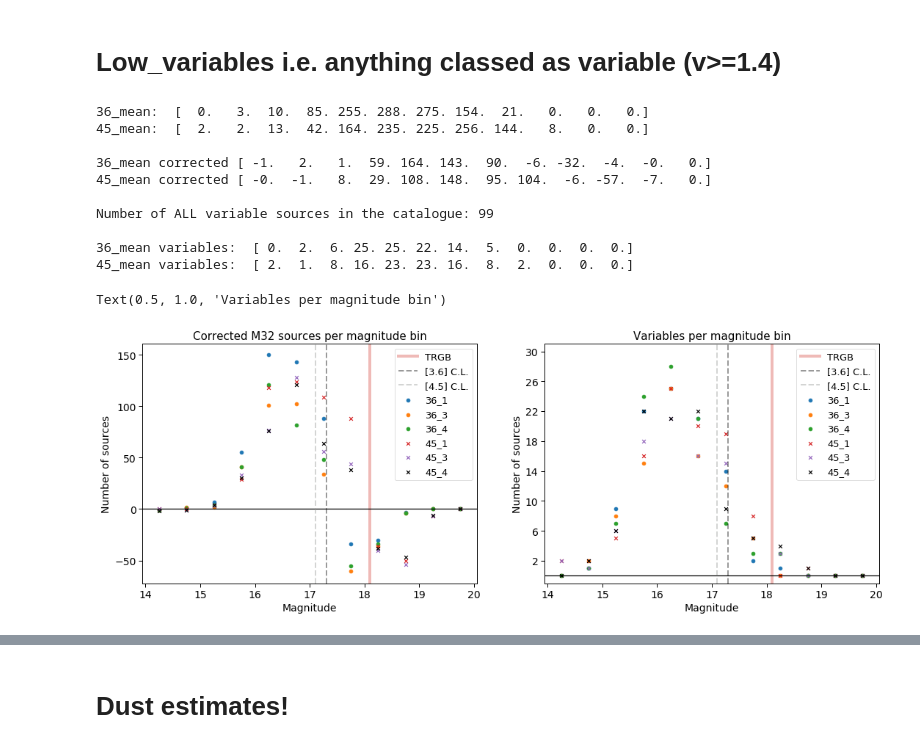
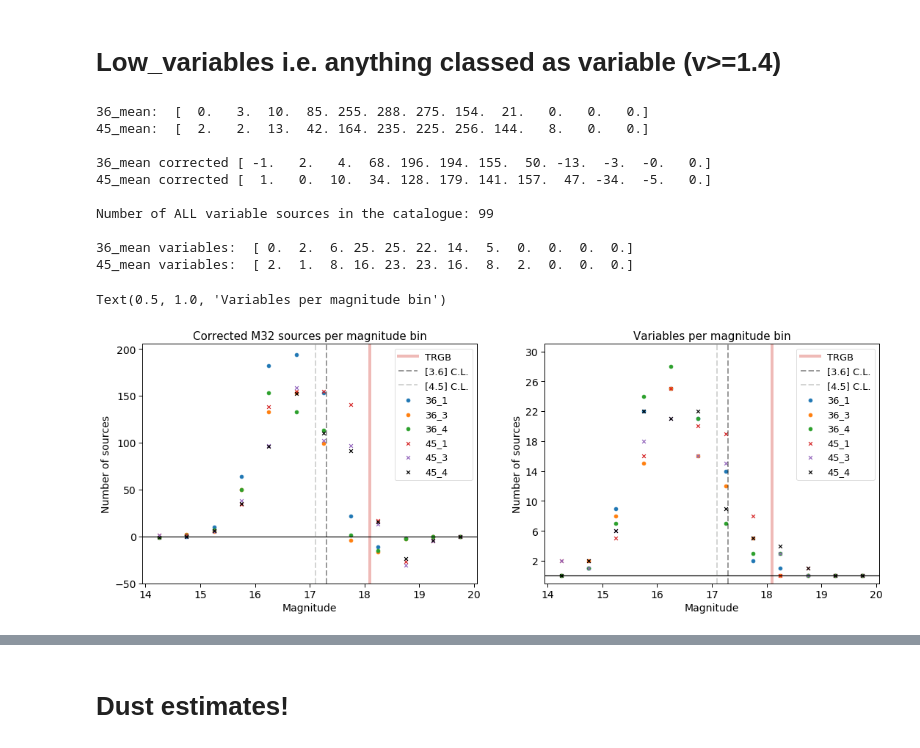
Before and after one commit to MichaelSharp7/M32, a Jupyter notebook: M32_CMD_CCD_bgd_correct.ipynb, the cells around one changed output, grey strips where cells are left out. Cells and saved outputs as stored; diff of their text form; code cells hidden in the pictures.

```diff
--- a/M32_CMD_CCD_bgd_correct.ipynb
+++ b/M32_CMD_CCD_bgd_correct.ipynb
@@ -96,8 +96,10 @@ cf_list_45_M32 = np.array([0.993637847,0.993187579,0.986484259,0.979598498,0.957
                        0.833498513,0.722687668,0.569235794,0.390434358,0.260214008,0.188349515])
 
 # Introduce extra factor of scale_M31_M32~0.5 at the start due to source density ratio
-FnCn_array_36 = scale_M31_M32*(2/3)*bin_counts_36_0*(cf_list_36_M32/cf_list_36_M31)
-FnCn_array_45 = scale_M31_M32*(2/3)*bin_counts_45_0*(cf_list_45_M32/cf_list_45_M31)
+# Also introduce factor called radial_CL to account for radial completeness of M32
+radial_CL = 0.65
+FnCn_array_36 = radial_CL*scale_M31_M32*(2/3)*bin_counts_36_0*(cf_list_36_M32/cf_list_36_M31)
+FnCn_array_45 = radial_CL*scale_M31_M32*(2/3)*bin_counts_45_0*(cf_list_45_M32/cf_list_45_M31)
 
 C_36_mean_list = np.around(bin_counts_36_mean-FnCn_array_36,decimals=0)
 print("\n36_mean corrected",C_36_mean_list)
@@ -117,8 +119,14 @@ C_45_3_list = np.around(bin_counts_45_3-FnCn_array_45,decimals=0)
 C_45_4_list = np.around(bin_counts_45_4-FnCn_array_45,decimals=0)
 #print("45_4 corrected",C_45_4_list)
 
+
+
+
 # Add together flags of variability to get how many pairs out of a possible 3 a source is variable in
 clean_data['low_variable_times']=clean_data['low_variable_1_3']+clean_data['low_variable_1_4']+clean_data['low_variable_3_4']
+
+
+
 
 # Find number of variables in each bin for each epoch pair
 low_variable_source_idx = np.where(clean_data['low_variable_times']>0)
@@ -167,39 +175,40 @@ plt.axvline(x=17.3, color=sns.xkcd_rgb["black"], linestyle='--', alpha=0.4, line
 plt.axvline(x=17.1, color=sns.xkcd_rgb["grey"], linestyle='--', alpha=0.4, linewidth=2, label='[4.5] C.L.')
 plt.xlabel('Magnitude')
 plt.ylabel('Number of sources')
+plt.yticks(np.arange(-50,225,50))
 plt.legend(loc="upper right",frameon=True, scatterpoints=1, numpoints=1, markerscale=1.)
 plt.title('Corrected M32 sources per magnitude bin',fontsize=15)
 
 plt.subplot(1,2,2)
 plt.axvline(x=-6.3+24.4, color=sns.xkcd_rgb["pale red"], linestyle='-', alpha=0.4, linewidth=4,label='TRGB')
 plt.scatter(x,variables_36_1,label='36_1',marker='o')
 plt.scatter(x,variables_36_3,label='36_3',marker='o')
 plt.scatter(x,variables_36_4,label='36_4',marker='o')
 plt.scatter(x,variables_45_1,label='45_1',marker='x')
 plt.scatter(x,variables_45_3,label='45_3',marker='x')
 plt.scatter(x,variables_45_4,label='45_4',marker='x',color='black')
 plt.axhline(y=0,color='black')
 plt.axvline(x=17.3, color=sns.xkcd_rgb["black"], linestyle='--', alpha=0.4, linewidth=2, label='[3.6] C.L.')
 plt.axvline(x=17.1, color=sns.xkcd_rgb["grey"], linestyle='--', alpha=0.4, linewidth=2, label='[4.5] C.L.')
 plt.xlabel('Magnitude')
 plt.ylabel('Number of sources')
 plt.yticks(np.arange(-2,34,4))
 plt.ylim(-1,31)
 plt.legend(loc="upper right",frameon=True, scatterpoints=1, numpoints=1, markerscale=1.)
 plt.title('Variables per magnitude bin',fontsize=15)
 # %% [output]
 36_mean:  [  0.   3.  10.  85. 255. 288. 275. 154.  21.   0.   0.   0.]
 45_mean:  [  2.   2.  13.  42. 164. 235. 225. 256. 144.   8.   0.   0.]
 
-36_mean corrected [ -1.   2.   1.  59. 164. 143.  90.  -6. -32.  -4.  -0.   0.]
-45_mean corrected [ -0.  -1.   8.  29. 108. 148.  95. 104.  -6. -57.  -7.   0.]
+36_mean corrected [ -1.   2.   4.  68. 196. 194. 155.  50. -13.  -3.  -0.   0.]
+45_mean corrected [  1.   0.  10.  34. 128. 179. 141. 157.  47. -34.  -5.   0.]
 
 Number of ALL variable sources in the catalogue: 99
 
 36_mean variables:  [ 0.  2.  6. 25. 25. 22. 14.  5.  0.  0.  0.  0.]
 45_mean variables:  [ 2.  1.  8. 16. 23. 23. 16.  8.  2.  0.  0.  0.]
 Text(0.5, 1.0, 'Variables per magnitude bin')
-[figure, old version]
+[figure, new version]
 # %%
 # Account for contamination above
 print(C_36_mean_list)
```
Also changed, not shown: parts of 34 cells of this notebook, 7 other files.
